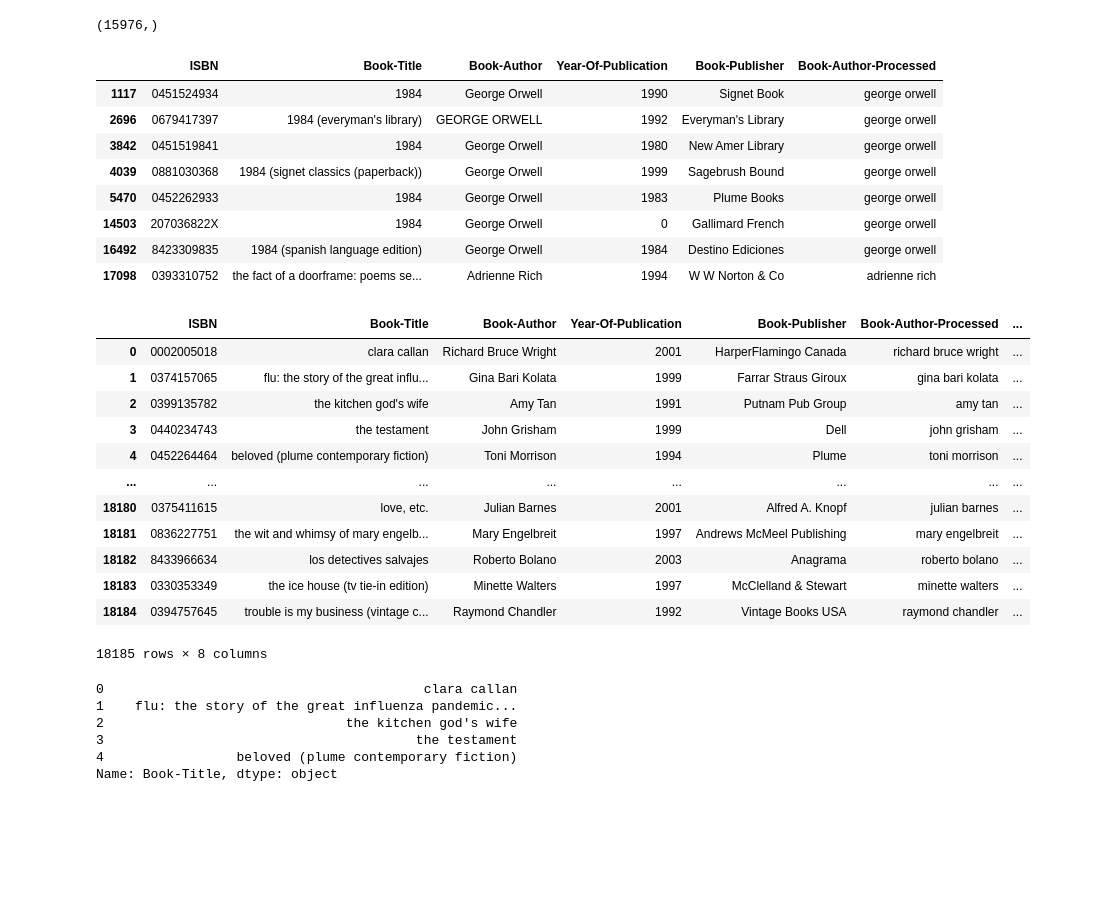
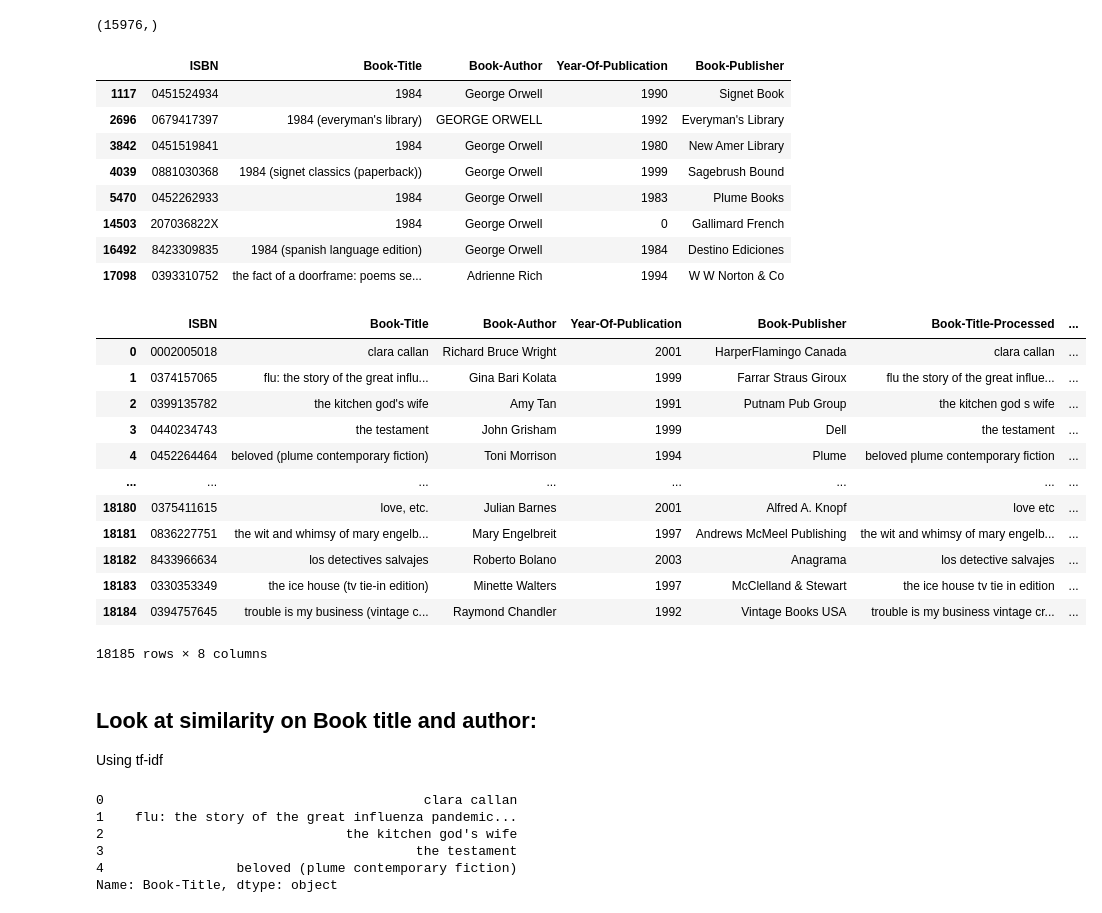
Before and after one commit to caseynator123/EDP_assigment2, a Jupyter notebook: eda/eda.ipynb, the cells around one changed output. Saved outputs shown, nothing was run; the diff lists cells and outputs as text; code cells hidden in the pictures; blank space fills up the shorter version.

```diff
--- a/eda/eda.ipynb
+++ b/eda/eda.ipynb
@@ -12,7 +12,7 @@ import re
 
 from fuzzywuzzy import process, fuzz
 # %%
-path = os.path.join(os.path.normpath(os.getcwd() + os.sep + os.pardir) + "/data/raw")
+path = os.path.join(os.path.normpath(os.getcwd() + os.sep + os.pardir) + "/data/")
 # %%
 cwd = os.path.join(os.path.normpath(os.getcwd() + os.sep + os.pardir))
 # %%
@@ -27,7 +27,7 @@ os.listdir(path)
 # %% [markdown]
 ## BX-Books
 # %%
-books = pd.read_csv(path + "/BX-Books.csv")
+books = pd.read_csv(path + "raw/BX-Books.csv")
 books.head()
 # %% [output]
 |  | ISBN | Book-Title | Book-Author | Year-Of-Publication | Book-Publisher |
@@ -464,15 +434,15 @@ books["Book-Title"].unique().shape
 # %%
 books[books["Book-Title"].str.contains("1984")]
 # %% [output]
-|  | ISBN | Book-Title | Book-Author | Year-Of-Publication | Book-Publisher | Book-Author-Processed |
-| 1117 | 0451524934 | 1984 | George Orwell | 1990 | Signet Book | george orwell |
-| 2696 | 0679417397 | 1984 (everyman's library) | GEORGE ORWELL | 1992 | Everyman's Library | george orwell |
-| 3842 | 0451519841 | 1984 | George Orwell | 1980 | New Amer Library | george orwell |
-| 4039 | 0881030368 | 1984 (signet classics (paperback)) | George Orwell | 1999 | Sagebrush Bound | george orwell |
-| 5470 | 0452262933 | 1984 | George Orwell | 1983 | Plume Books | george orwell |
-| 14503 | 207036822X | 1984 | George Orwell | 0 | Gallimard French | george orwell |
-| 16492 | 8423309835 | 1984 (spanish language edition) | George Orwell | 1984 | Destino Ediciones | george orwell |
-| 17098 | 0393310752 | the fact of a doorframe: poems se... | Adrienne Rich | 1994 | W W Norton & Co | adrienne rich |
+|  | ISBN | Book-Title | Book-Author | Year-Of-Publication | Book-Publisher |
+| 1117 | 0451524934 | 1984 | George Orwell | 1990 | Signet Book |
+| 2696 | 0679417397 | 1984 (everyman's library) | GEORGE ORWELL | 1992 | Everyman's Library |
+| 3842 | 0451519841 | 1984 | George Orwell | 1980 | New Amer Library |
+| 4039 | 0881030368 | 1984 (signet classics (paperback)) | George Orwell | 1999 | Sagebrush Bound |
+| 5470 | 0452262933 | 1984 | George Orwell | 1983 | Plume Books |
+| 14503 | 207036822X | 1984 | George Orwell | 0 | Gallimard French |
+| 16492 | 8423309835 | 1984 (spanish language edition) | George Orwell | 1984 | Destino Ediciones |
+| 17098 | 0393310752 | the fact of a doorframe: poems se... | Adrienne Rich | 1994 | W W Norton & Co |
 # %%
 books["Book-Title-Processed"] = books["Book-Title"].str.lower()
 # %%
@@ -505,21 +475,25 @@ def preprocess_dataframe(df, column_name):
 # %%
 books = preprocess_dataframe(books, "Book-Publisher")
 books = preprocess_dataframe(books, "Book-Title")
+books = preprocess_dataframe(books, "Book-Author")
 books
 # %% [output]
-|  | ISBN | Book-Title | Book-Author | Year-Of-Publication | Book-Publisher | Book-Author-Processed | ... |
-| 0 | 0002005018 | clara callan | Richard Bruce Wright | 2001 | HarperFlamingo Canada | richard bruce wright | ... |
-| 1 | 0374157065 | flu: the story of the great influ... | Gina Bari Kolata | 1999 | Farrar Straus Giroux | gina bari kolata | ... |
-| 2 | 0399135782 | the kitchen god's wife | Amy Tan | 1991 | Putnam Pub Group | amy tan | ... |
-| 3 | 0440234743 | the testament | John Grisham | 1999 | Dell | john grisham | ... |
-| 4 | 0452264464 | beloved (plume contemporary fiction) | Toni Morrison | 1994 | Plume | toni morrison | ... |
+|  | ISBN | Book-Title | Book-Author | Year-Of-Publication | Book-Publisher | Book-Title-Processed | ... |
+| 0 | 0002005018 | clara callan | Richard Bruce Wright | 2001 | HarperFlamingo Canada | clara callan | ... |
+| 1 | 0374157065 | flu: the story of the great influ... | Gina Bari Kolata | 1999 | Farrar Straus Giroux | flu the story of the great influe... | ... |
+| 2 | 0399135782 | the kitchen god's wife | Amy Tan | 1991 | Putnam Pub Group | the kitchen god s wife | ... |
+| 3 | 0440234743 | the testament | John Grisham | 1999 | Dell | the testament | ... |
+| 4 | 0452264464 | beloved (plume contemporary fiction) | Toni Morrison | 1994 | Plume | beloved plume contemporary fiction | ... |
 | ... | ... | ... | ... | ... | ... | ... | ... |
-| 18180 | 0375411615 | love, etc. | Julian Barnes | 2001 | Alfred A. Knopf | julian barnes | ... |
-| 18181 | 0836227751 | the wit and whimsy of mary engelb... | Mary Engelbreit | 1997 | Andrews McMeel Publishing | mary engelbreit | ... |
-| 18182 | 8433966634 | los detectives salvajes | Roberto Bolano | 2003 | Anagrama | roberto bolano | ... |
-| 18183 | 0330353349 | the ice house (tv tie-in edition) | Minette Walters | 1997 | McClelland & Stewart | minette walters | ... |
-| 18184 | 0394757645 | trouble is my business (vintage c... | Raymond Chandler | 1992 | Vintage Books USA | raymond chandler | ... |
+| 18180 | 0375411615 | love, etc. | Julian Barnes | 2001 | Alfred A. Knopf | love etc | ... |
+| 18181 | 0836227751 | the wit and whimsy of mary engelb... | Mary Engelbreit | 1997 | Andrews McMeel Publishing | the wit and whimsy of mary engelb... | ... |
+| 18182 | 8433966634 | los detectives salvajes | Roberto Bolano | 2003 | Anagrama | los detective salvajes | ... |
+| 18183 | 0330353349 | the ice house (tv tie-in edition) | Minette Walters | 1997 | McClelland & Stewart | the ice house tv tie in edition | ... |
+| 18184 | 0394757645 | trouble is my business (vintage c... | Raymond Chandler | 1992 | Vintage Books USA | trouble is my business vintage cr... | ... |
 18185 rows × 8 columns
+# %% [markdown]
+## Look at similarity on Book title and author:
+Using tf-idf
 # %%
 books["Book-Info"] = books["Book-Title-Processed"] + " by " + books["Book-Author-Processed"]
 # %%
```
Also changed, not shown: parts of 44 cells of this notebook, 7 other files.
